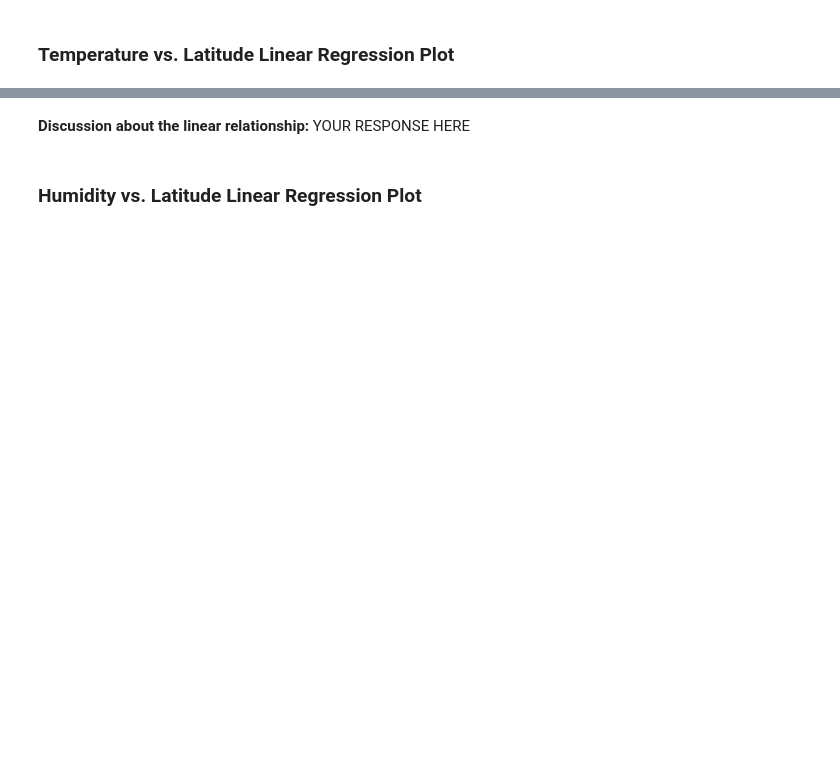
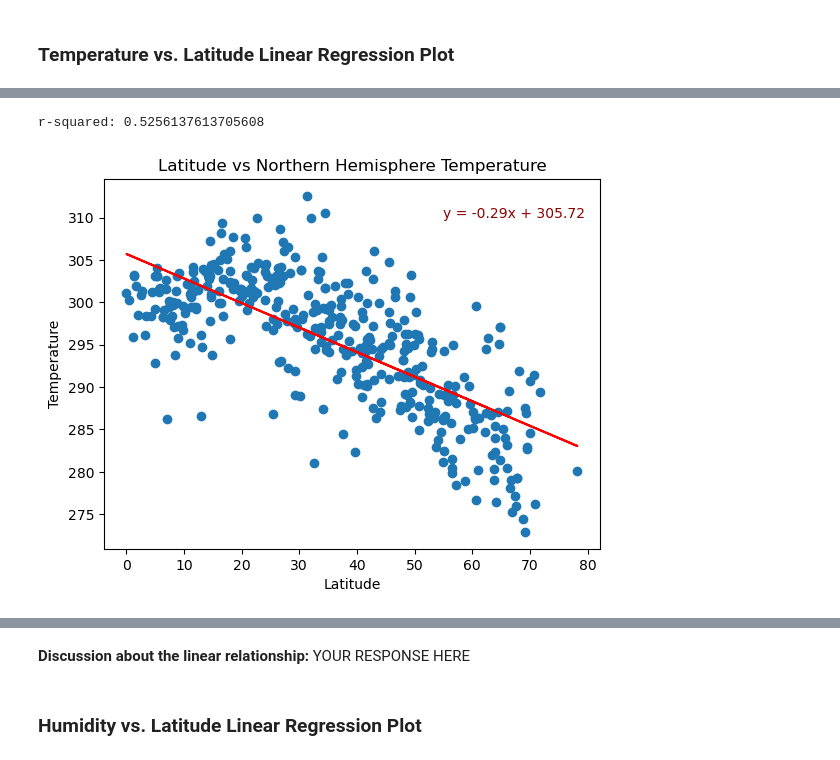
Before and after one commit to eric-blanchard/python-api-challenge, a Jupyter notebook: WeatherPy/WeatherPy.ipynb, the cells around one changed output, grey strips where cells are left out. Saved outputs shown, nothing was run; the diff lists cells and outputs as text; code cells hidden in the pictures; blank space fills up the shorter version.

```diff
--- a/WeatherPy/WeatherPy.ipynb
+++ b/WeatherPy/WeatherPy.ipynb
@@ -325,2 +302,19 @@ plt.show()
+# %%
+# Define a function to create Linear Regression plots
+
+def plot_linregress(x_val, y_val, label, N_vs_S, anno_loc):
+    (slope, intercept, rvalue, pvalue, stderr) = linregress(x_val, y_val)
+    regression_line = (slope * x_val) + intercept
+    equation = f"y = {round(slope, 2)}x + {round(intercept, 2)}"
+    r_squared = rvalue * rvalue
+    plt.scatter(x_val, y_val)
+    plt.plot(x_val, regression_line, color = "red")
+    plt.annotate(equation, xy=(anno_loc), color="darkred")
+    plt.title(f"Latitude vs {N_vs_S}ern Hemisphere {label}")
+    plt.xlabel("Latitude")
+    plt.ylabel(f"{label}")
+    print(f"r-squared: {r_squared}")
+    plt.savefig(f"../output_data/{N_vs_S}ern_Hemisphere_Lat_vs_{label}.png")
+    plt.show()
 # %%
 # Create a DataFrame with the Northern Hemisphere data (Latitude >= 0)
@@ -366,0 +349,12 @@ The r-value is: 0.4121057168607245
+# %%
+# Linear regression on Northern Hemisphere
+north_lat = northern_hemi_df["Lat"]
+north_temp = northern_hemi_df["Max Temp"]
+
+north_lat.reset_index(drop=True, inplace=True)
+north_temp.reset_index(drop=True, inplace=True)
+
+plot_linregress(north_lat, north_temp, "Temperature", "North", (55, 310))
+# %% [output]
+r-squared: 0.5256137613705608
+[figure, added]
```
Also changed, not shown: parts of 29 cells of this notebook, 13 other files.
